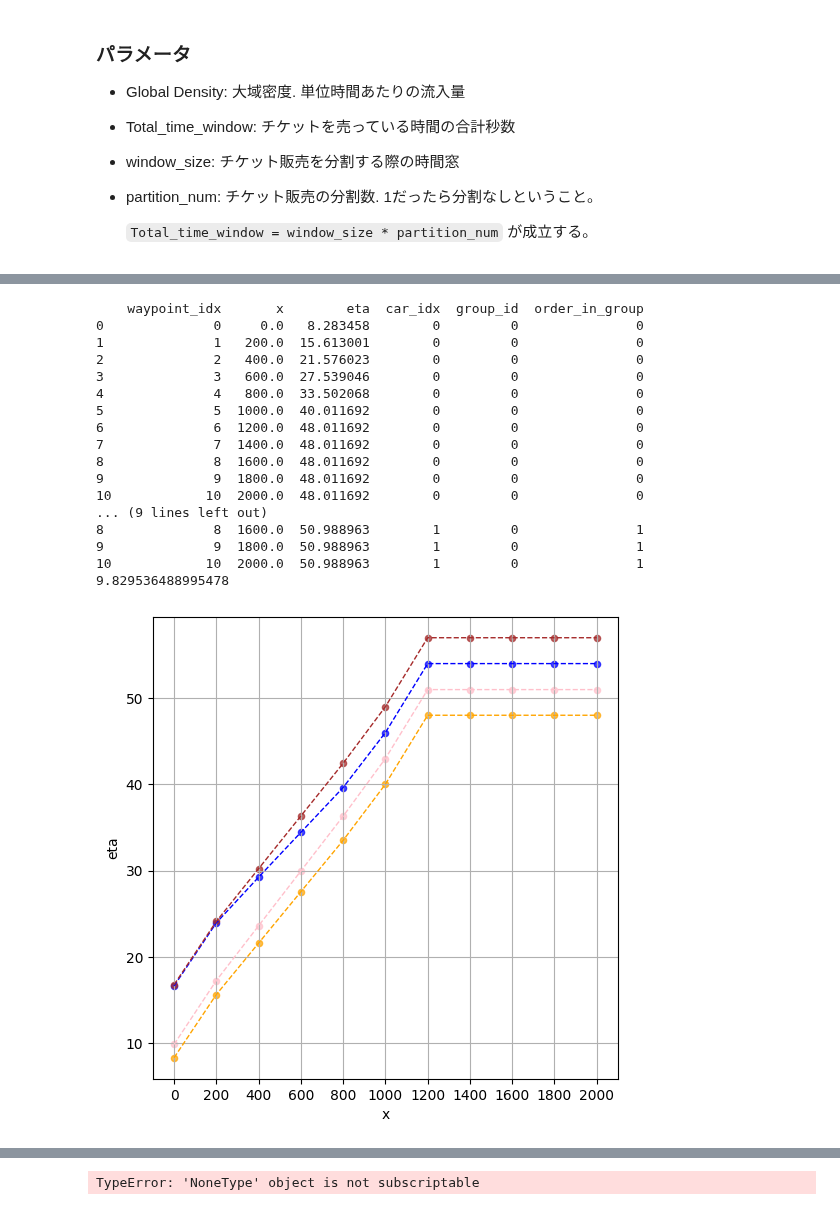
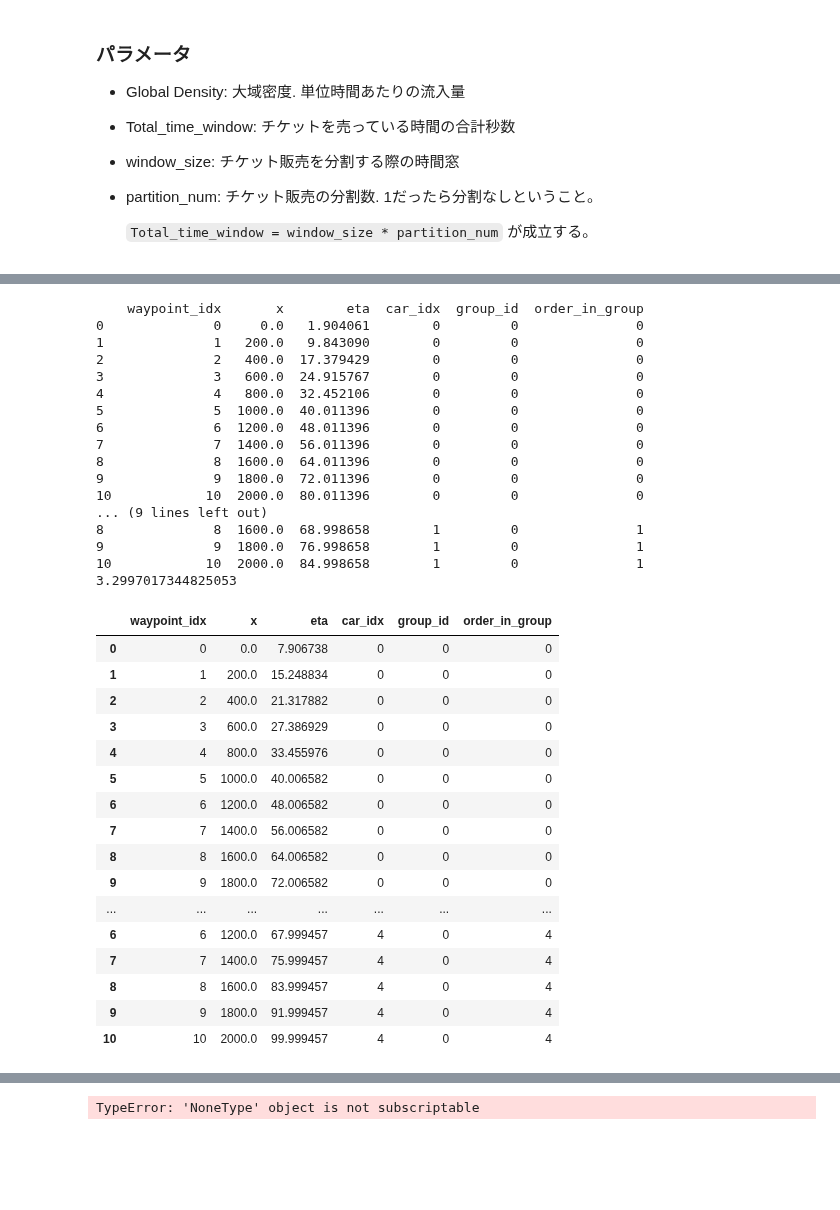
Before and after one commit to Aki-Fujita/drone_simulation, a Jupyter notebook: work/research_log/eta/notebooks/simulator.ipynb, the cells around one changed output, grey strips where cells are left out. Cells and saved outputs as stored; diff of their text form; code cells hidden in the pictures; blank space fills up the shorter version.

```diff
--- a/work/research_log/eta/notebooks/simulator.ipynb
+++ b/work/research_log/eta/notebooks/simulator.ipynb
@@ -31,7 +31,7 @@ from utils import find_delta_v_list, find_delta_x_list
   が成立する。
 # %%
 # 初期設定（独立変数群）
-CAR_NUM = 4 #時間窓内の車の総数
+CAR_NUM = 10 #時間窓内の車の総数
 START_TIME = 0
 TOTAL_LENGTH = 2000 # 入り口から出口までの距離 [m]
 WAYPOINTS_NUM = 10 #constrained way pointの数
@@ -43,20 +43,11 @@ TOTAL_TIME = 100
 V_MAX = 40
 
 # ETAに関する設定
-GLOBAL_TIME_WINDOW = 20  # Strategic Phaseでの時間幅
-BATCH_NUM = 3
+GLOBAL_TIME_WINDOW = 60  # Strategic Phaseでの時間幅
+BATCH_NUM = 1
 WINDOW_SIZE = (GLOBAL_TIME_WINDOW / BATCH_NUM)
-DESIRED_TTC = 3 # 目標とする車間時間 [s]
+DESIRED_TTC = 5 # 目標とする車間時間 [s]
 DESIRED_SPEED = 25 # 目標とする車間時間 [s]
-
-
-# ETA割り当てのアルゴリズム
-"""
-KISS: 基本的には車のdesiredに合わせる、最初のWaypointからTTCの分だけ空ける
-CONTROLLED: 全体最適になるように調整
-"""
-ALGORITHM_LIST = ["KISS", "CONTROLLED", ]
-ALGORITHM = ALGORITHM_LIST[1]
 
 # 車のパラメータ
 MAX_ACC_REAL_WORLD = 2 # 0.2Gくらい
@@ -165,19 +179,19 @@ print(df[df['car_idx'] == 1])
 print(CARS[1].arrival_time)
 # %% [output]
     waypoint_idx       x        eta  car_idx  group_id  order_in_group
-0              0     0.0   8.283458        0         0               0
-1              1   200.0  15.613001        0         0               0
-2              2   400.0  21.576023        0         0               0
-3              3   600.0  27.539046        0         0               0
-4              4   800.0  33.502068        0         0               0
-5              5  1000.0  40.011692        0         0               0
-6              6  1200.0  48.011692        0         0               0
-7              7  1400.0  48.011692        0         0               0
-8              8  1600.0  48.011692        0         0               0
-9              9  1800.0  48.011692        0         0               0
-10            10  2000.0  48.011692        0         0               0
+0              0     0.0   1.904061        0         0               0
+1              1   200.0   9.843090        0         0               0
+2              2   400.0  17.379429        0         0               0
+3              3   600.0  24.915767        0         0               0
+4              4   800.0  32.452106        0         0               0
+5              5  1000.0  40.011396        0         0               0
+6              6  1200.0  48.011396        0         0               0
+7              7  1400.0  56.011396        0         0               0
+8              8  1600.0  64.011396        0         0               0
+9              9  1800.0  72.011396        0         0               0
+10            10  2000.0  80.011396        0         0               0
 ... (9 lines left out)
-8              8  1600.0  50.988963        1         0               1
-9              9  1800.0  50.988963        1         0               1
-10            10  2000.0  50.988963        1         0               1
-9.829536488995478
+8              8  1600.0  68.998658        1         0               1
+9              9  1800.0  76.998658        1         0               1
+10            10  2000.0  84.998658        1         0               1
+3.2997017344825053
@@ -184,4 +202,20 @@ print(CARS[1].arrival_time)
 # %%
-cwp_table.plot()
+cwp_table.waypoint_table
 # %% [output]
-[figure, removed]
+|  | waypoint_idx | x | eta | car_idx | group_id | order_in_group |
+| 0 | 0 | 0.0 | 7.906738 | 0 | 0 | 0 |
+| 1 | 1 | 200.0 | 15.248834 | 0 | 0 | 0 |
+| 2 | 2 | 400.0 | 21.317882 | 0 | 0 | 0 |
+| 3 | 3 | 600.0 | 27.386929 | 0 | 0 | 0 |
+| 4 | 4 | 800.0 | 33.455976 | 0 | 0 | 0 |
+| 5 | 5 | 1000.0 | 40.006582 | 0 | 0 | 0 |
+| 6 | 6 | 1200.0 | 48.006582 | 0 | 0 | 0 |
+| 7 | 7 | 1400.0 | 56.006582 | 0 | 0 | 0 |
+| 8 | 8 | 1600.0 | 64.006582 | 0 | 0 | 0 |
+| 9 | 9 | 1800.0 | 72.006582 | 0 | 0 | 0 |
+| ... | ... | ... | ... | ... | ... | ... |
+| 6 | 6 | 1200.0 | 67.999457 | 4 | 0 | 4 |
+| 7 | 7 | 1400.0 | 75.999457 | 4 | 0 | 4 |
+| 8 | 8 | 1600.0 | 83.999457 | 4 | 0 | 4 |
+| 9 | 9 | 1800.0 | 91.999457 | 4 | 0 | 4 |
+| 10 | 10 | 2000.0 | 99.999457 | 4 | 0 | 4 |
```
Also changed, not shown: parts of 8 cells of this notebook, 2 other files.
